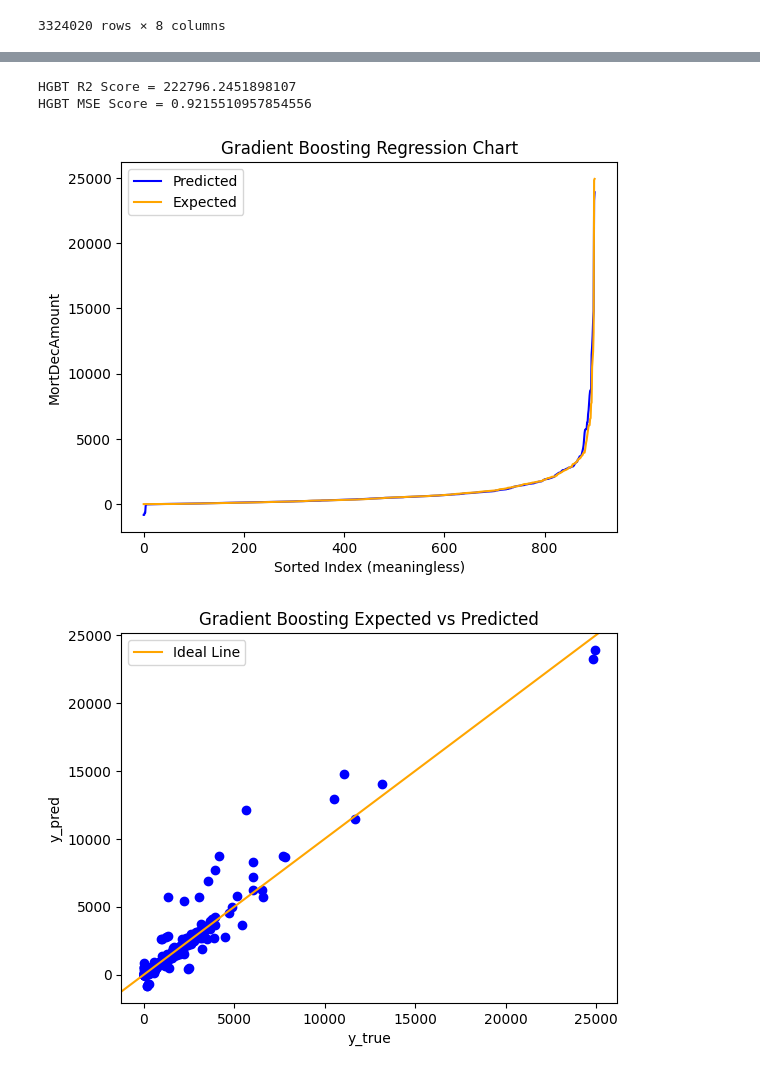
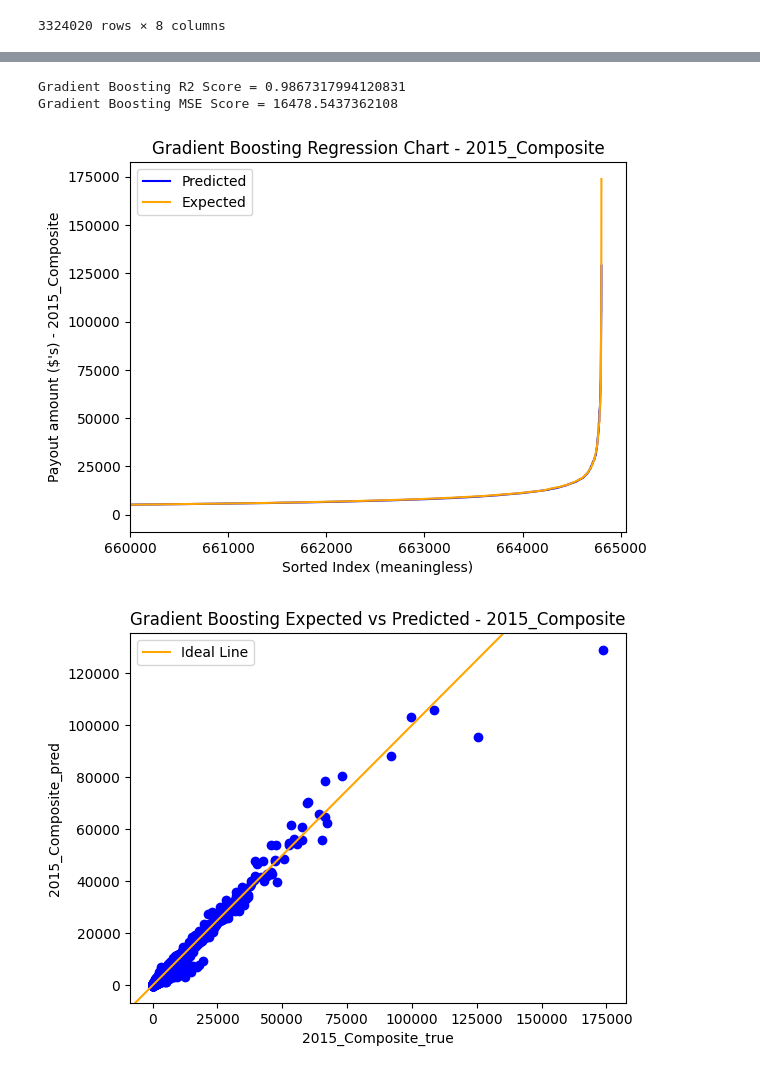
Before and after one commit to Neural-Nerd-OG/Mortality, a Jupyter notebook: mlm_for_mort(new).ipynb, the cells around one changed output, grey strips where cells are left out. Cells and saved outputs as stored; diff of their text form; code cells hidden in the pictures.

```diff
--- a/mlm_for_mort(new).ipynb
+++ b/mlm_for_mort(new).ipynb
@@ -101,0 +109,4 @@ KeyboardInterrupt:
+# %%
+X['IsSubStandard'] = np.where(X['TableRating'].isna(), 0, 1)
+X = X.drop(columns=['TableRating','PivotTobaccoCode','CvgSexCode','UWClass'])
+X
@@ -408,37 +407,59 @@ HGBT MSE Score = 0.9124560350254827
 # %%
-# ----------------------  Test 1 - Histogram Gradient Boosted Trees for 2015 Composite Expected Amt------------------------------------
+# ----------------------  Test 1.b - Histogram Gradient Boosted Trees for 2015 Composite Expected Amt------------------------------------
+
+# Shortcut to minimize typing - Uncomment depending on 2015 Normal or Comp
+
+# test_data = y_test['2015vbtExpAmt']
+test_data = y_test['2015vbtCompositeExpAmt']
+
+# variable_name = '2015_Norm'
+variable_name = '2015_Composite'
+
+# train_data = y_train['2015vbtExpAmt']
+train_data = y_train['2015vbtCompositeExpAmt']
+
+model_name = 'Gradient Boosting'
+
+
 
 # Define model and train using Train data only
 HBGT_model = HistGradientBoostingRegressor(loss ='squared_error')
 
+# Convert y_train to dataframe for compatability
 y_train = pd.DataFrame(y_train)
 
+# Train model
 HBGT_model.fit(X_train,y_train['2015vbtCompositeExpAmt'])
 
 # Use trained model to predict Y for validation
-HGBT_y_pred = HBGT_model.predict(X_test)
+y_pred = HBGT_model.predict(X_test)
 
-# Evaluate Model using R^2 and MSE
-from sklearn.metrics import mean_squared_error
-from sklearn.metrics import r2_score
 
-HGBT_r2 = mean_squared_error(y_true= y_test['2015vbtCompositeExpAmt'], y_pred=HGBT_y_pred)
-HGBT_MSE = r2_score(y_true= y_test['2015vbtCompositeExpAmt'], y_pred=HGBT_y_pred)
 
-print(f'HGBT R2 Score = {HGBT_r2}')
-print(f'HGBT MSE Score = {HGBT_MSE}')
+# Evaluate Model using R^2, MSE, and graphs
+print_scores(y_pred= y_pred,
+             y_true= test_data,
+             model= model_name,
+             variable= variable_name,
+             )
 
-plot_and_measure_regression(model_name='Gradient Boosting',
-                            y_pred= HGBT_y_pred,
-                            y_true= y_test['2015vbtCompositeExpAmt']
+plot_and_measure_regression(model_name= model_name,
+                            y_pred= y_pred,
+                            y_true= test_data,
+                            variable= variable_name
                                )
 
-exp_vs_pred(model_name= 'Gradient Boosting',
-            y_pred= HGBT_y_pred,
-            y_true= y_test['2015vbtCompositeExpAmt']
+exp_vs_pred(model_name= model_name,
+            y_pred= y_pred,
+            y_true= test_data,
+            variable= variable_name
             )
+
+HGBR_b_scores = get_scores(y_pred= y_pred,
+                           y_true= test_data,
+                           )
 # %% [output]
-HGBT R2 Score = 222796.2451898107
-HGBT MSE Score = 0.9215510957854556
+Gradient Boosting R2 Score = 0.9867317994120831
+Gradient Boosting MSE Score = 16478.5437362108
-[figure, old version]
+[figure, new version]
-[figure, old version]
+[figure, new version]
```
Also changed, not shown: parts of 34 cells of this notebook, 1 other file.
